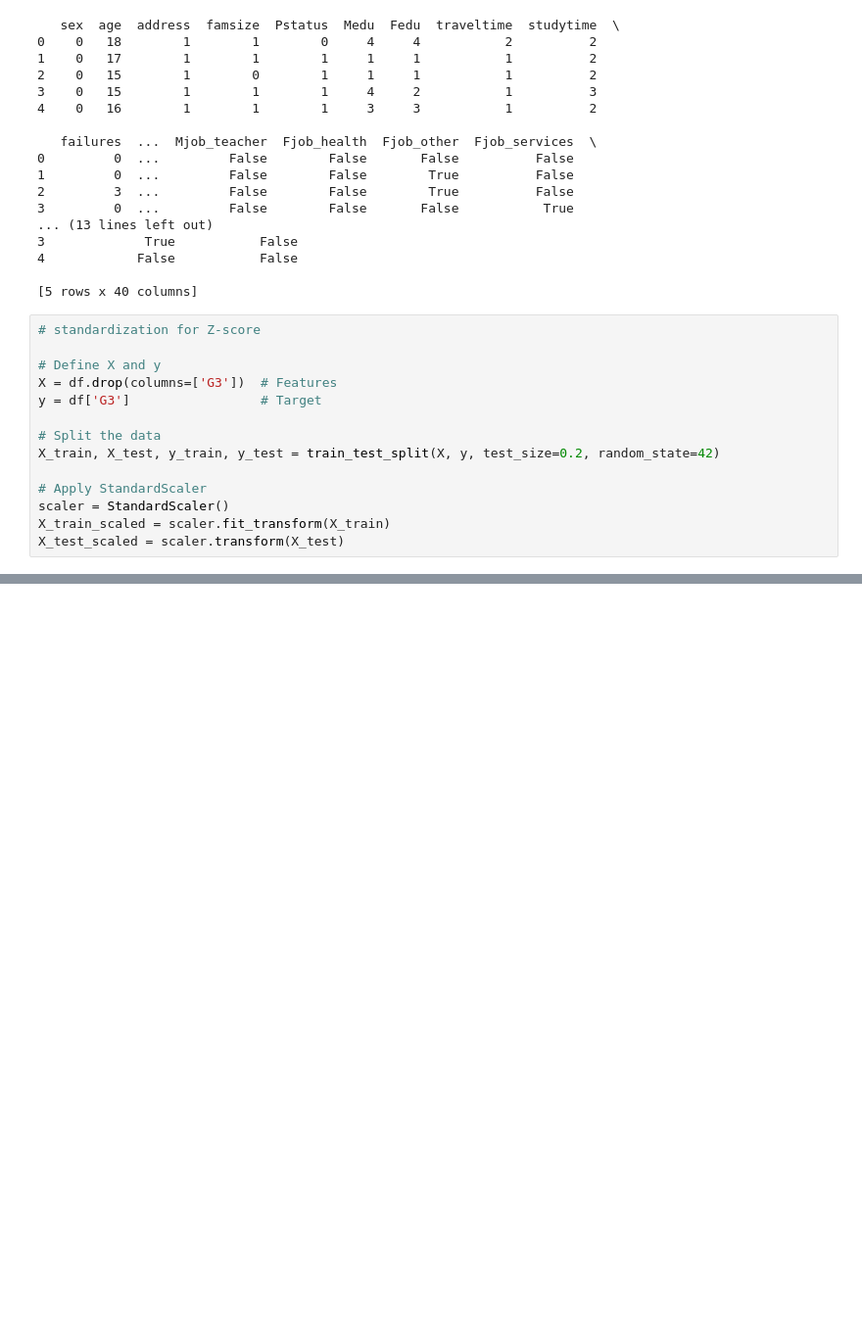
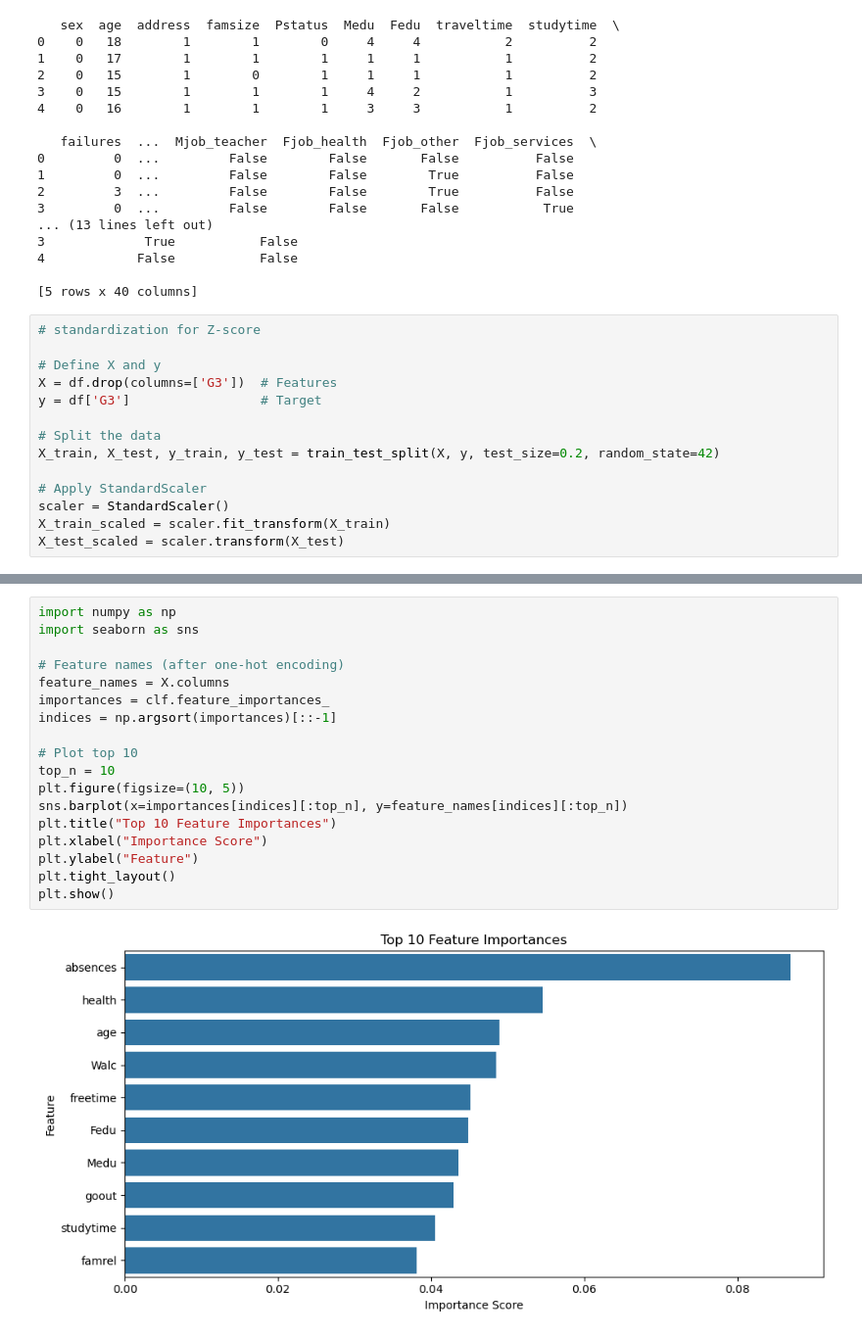
Before and after one commit to Ariana-Elahi/ML-Final-Project, a Jupyter notebook: ML.ipynb, the cells around one changed output, grey strips where cells are left out. Shown at 98% size. Cells and saved outputs as stored; diff of their text form; blank space fills up the shorter version.

```diff
--- a/ML.ipynb
+++ b/ML.ipynb
@@ -97,0 +196,20 @@ X_test_scaled = scaler.transform(X_test)
+# %%
+import numpy as np
+import seaborn as sns
+
+# Feature names (after one-hot encoding)
+feature_names = X.columns
+importances = clf.feature_importances_
+indices = np.argsort(importances)[::-1]
+
+# Plot top 10
+top_n = 10
+plt.figure(figsize=(10, 5))
+sns.barplot(x=importances[indices][:top_n], y=feature_names[indices][:top_n])
+plt.title("Top 10 Feature Importances")
+plt.xlabel("Importance Score")
+plt.ylabel("Feature")
+plt.tight_layout()
+plt.show()
+# %% [output]
+[figure, added]
```
Also changed, not shown: parts of 6 cells of this notebook.
